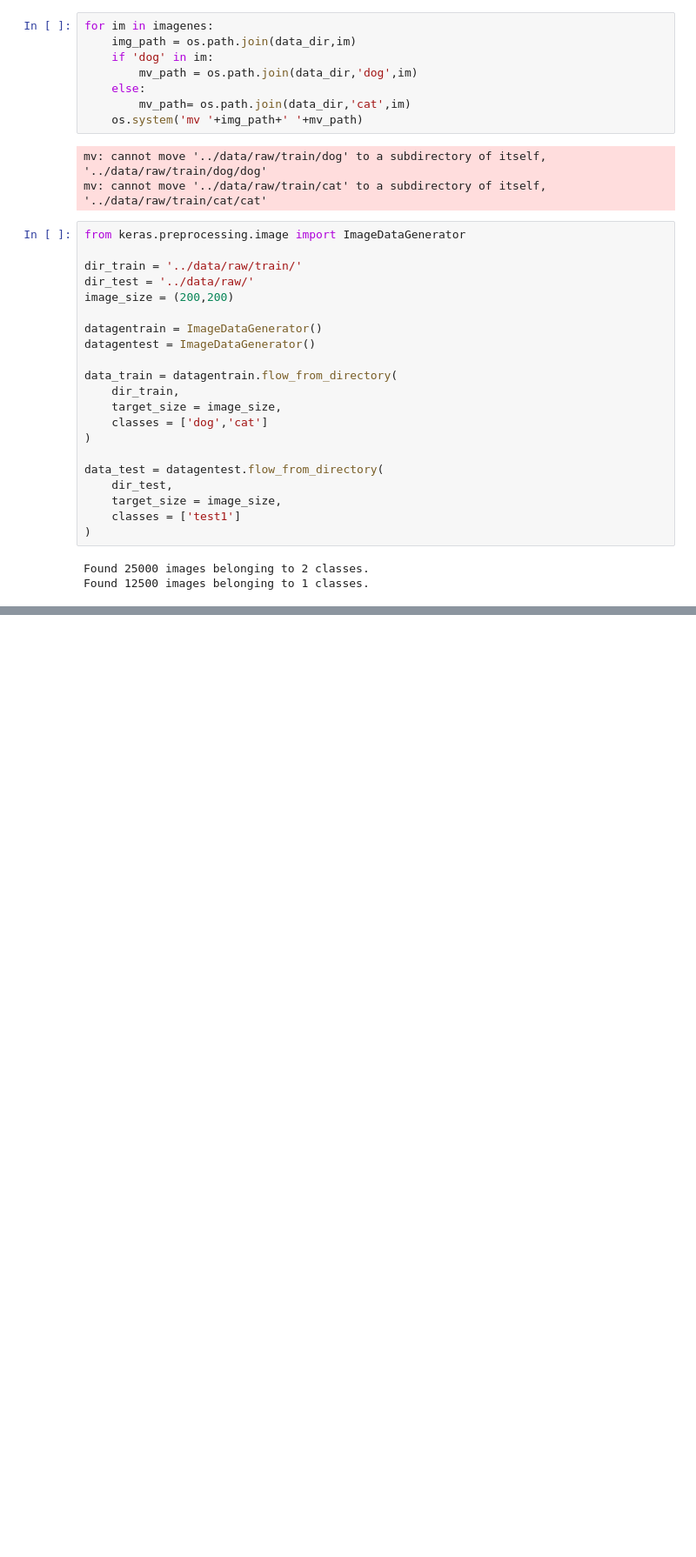
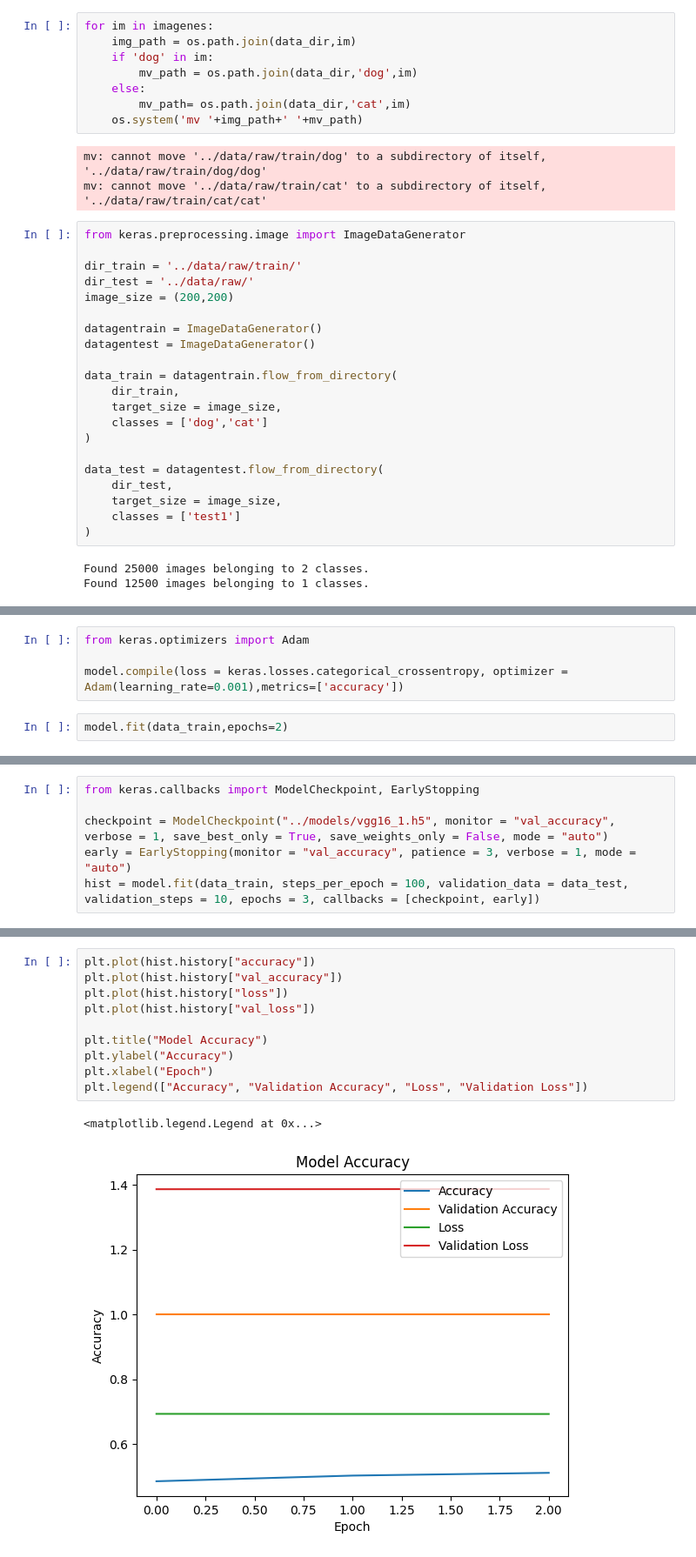
Before and after one commit to mfvilches/process_images, a Jupyter notebook: src/explore.ipynb, the cells around one changed output, grey strips where cells are left out. Shown at 87% size. Saved outputs shown, nothing was run; the diff lists cells and outputs as text; blank space fills up the shorter version.

```diff
--- a/src/explore.ipynb
+++ b/src/explore.ipynb
@@ -75,0 +96,6 @@ Found 12500 images belonging to 1 classes.
+# %%
+from keras.optimizers import Adam
+
+model.compile(loss = keras.losses.categorical_crossentropy, optimizer = Adam(learning_rate=0.001),metrics=['accuracy'])
+# %%
+model.fit(data_train,epochs=2)
@@ -75,0 +108,6 @@ Found 12500 images belonging to 1 classes.
+# %%
+from keras.callbacks import ModelCheckpoint, EarlyStopping
+
+checkpoint = ModelCheckpoint("../models/vgg16_1.h5", monitor = "val_accuracy", verbose = 1, save_best_only = True, save_weights_only = False, mode = "auto")
+early = EarlyStopping(monitor = "val_accuracy", patience = 3, verbose = 1, mode = "auto")
+hist = model.fit(data_train, steps_per_epoch = 100, validation_data = data_test, validation_steps = 10, epochs = 3, callbacks = [checkpoint, early])
@@ -75,0 +124,13 @@ Found 12500 images belonging to 1 classes.
+# %%
+plt.plot(hist.history["accuracy"])
+plt.plot(hist.history["val_accuracy"])
+plt.plot(hist.history["loss"])
+plt.plot(hist.history["val_loss"])
+
+plt.title("Model Accuracy")
+plt.ylabel("Accuracy")
+plt.xlabel("Epoch")
+plt.legend(["Accuracy", "Validation Accuracy", "Loss", "Validation Loss"])
+# %% [output]
+<matplotlib.legend.Legend at 0x...>
+[figure, added]
```
Also changed, not shown: parts of 7 cells of this notebook.
